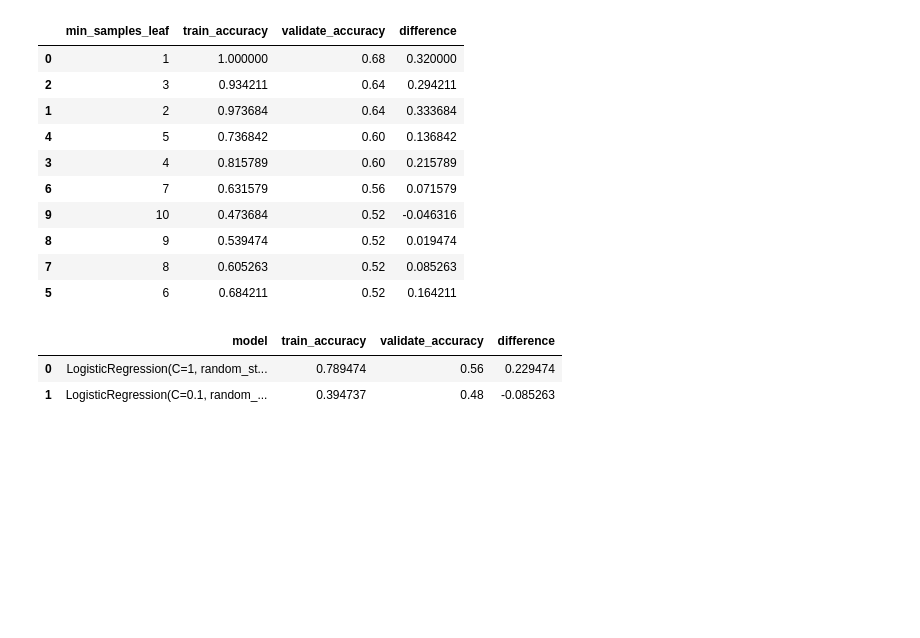
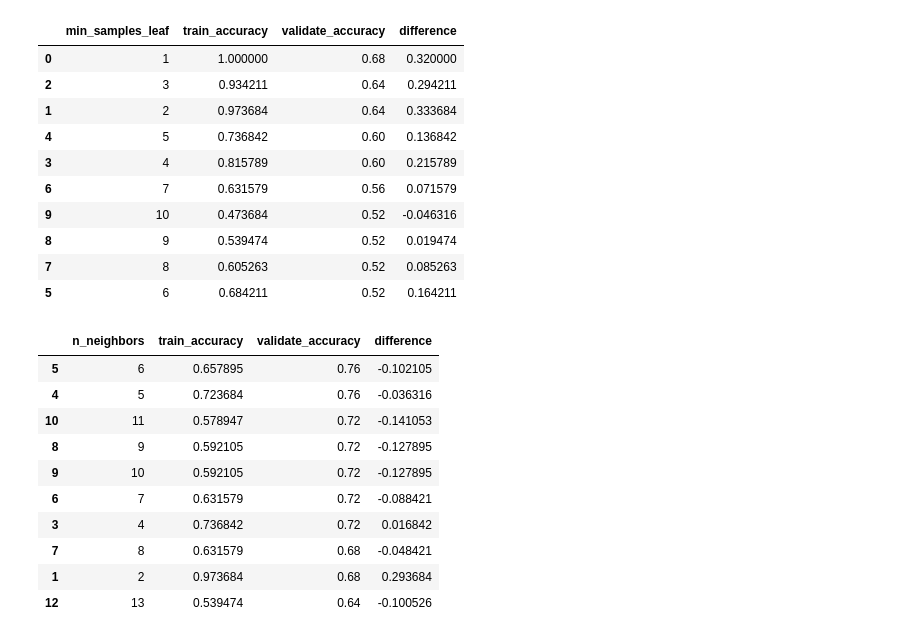
Before and after one commit to JDSINLP/NLP-Project, a Jupyter notebook: dev_scratchbook.ipynb, the cells around one changed output. Cells and saved outputs as stored; diff of their text form; code cells hidden in the pictures; blank space fills up the shorter version.

Commit message:
updated function of models viusal

```diff
--- a/dev_scratchbook.ipynb
+++ b/dev_scratchbook.ipynb
@@ -160,10 +235,19 @@ df_2.sort_values(by=['validate_accuracy', 'difference'], ascending = [False,True
 # %%
-df_3 = w.logistic_regression(X_train_tfid, X_val_tfid, y_train, y_val)
-df_3
+df_3 = w.knn(X_train_tfid, X_val_tfid, y_train, y_val)
-# %% [output]
-|  | model | train_accuracy | validate_accuracy | difference |
-| 0 | LogisticRegression(C=1, random_st... | 0.789474 | 0.56 | 0.229474 |
-| 1 | LogisticRegression(C=0.1, random_... | 0.394737 | 0.48 | -0.085263 |
+# %%
+df_3.sort_values(by=['validate_accuracy', 'difference'], ascending = [False,True]).head(10)
+# %% [output]
+|  | n_neighbors | train_accuracy | validate_accuracy | difference |
+| 5 | 6 | 0.657895 | 0.76 | -0.102105 |
+| 4 | 5 | 0.723684 | 0.76 | -0.036316 |
+| 10 | 11 | 0.578947 | 0.72 | -0.141053 |
+| 8 | 9 | 0.592105 | 0.72 | -0.127895 |
+| 9 | 10 | 0.592105 | 0.72 | -0.127895 |
+| 6 | 7 | 0.631579 | 0.72 | -0.088421 |
+| 3 | 4 | 0.736842 | 0.72 | 0.016842 |
+| 7 | 8 | 0.631579 | 0.68 | -0.048421 |
+| 1 | 2 | 0.973684 | 0.68 | 0.293684 |
+| 12 | 13 | 0.539474 | 0.64 | -0.100526 |
 # %%
 models_df = w.get_models_accuracy(X_train_tfid, X_val_tfid, y_train, y_val)
 models_df
```
Also changed, not shown: parts of 6 cells of this notebook.
